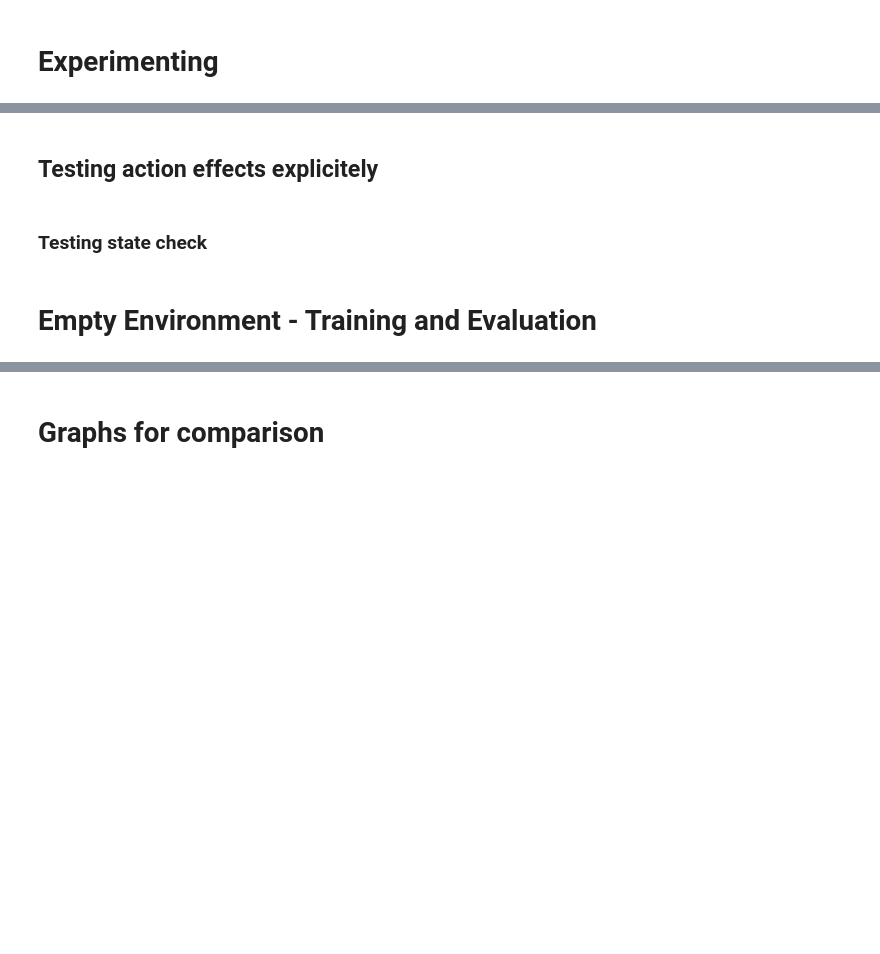
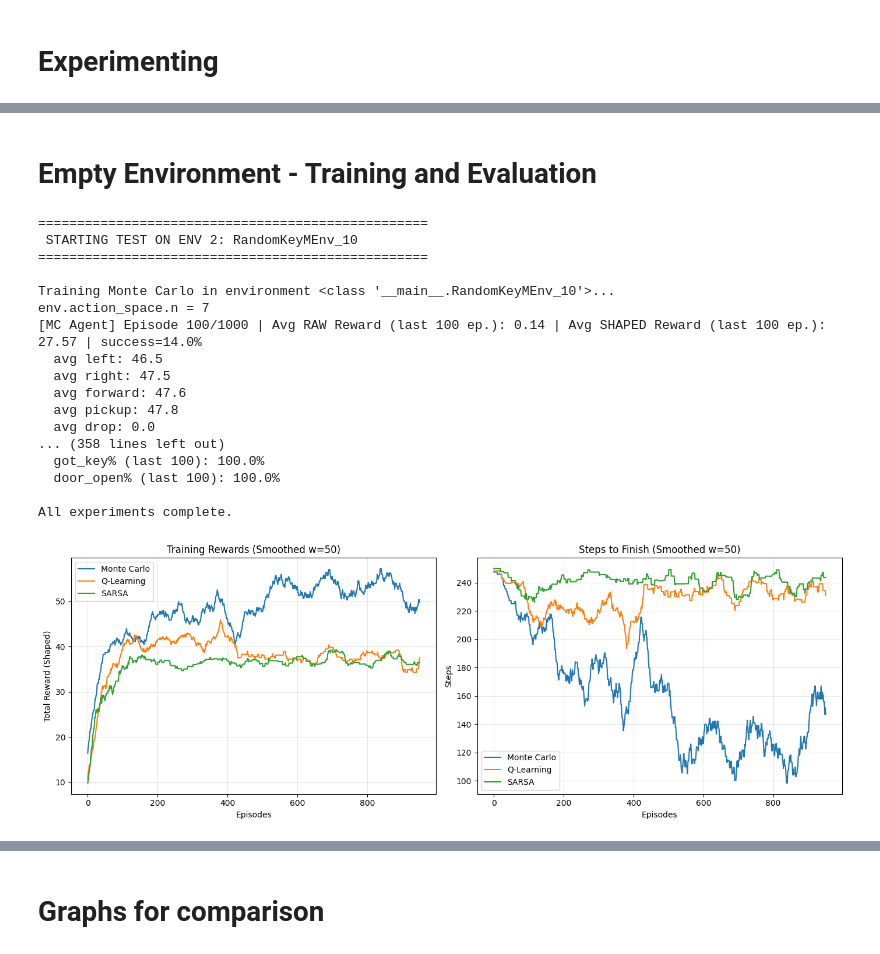
Before and after one commit to shaytanne/runi-reinforcement_learning-assignment2, a Jupyter notebook: MidProject_tabular_RL_Minigrid.ipynb, the cells around one changed output, grey strips where cells are left out. Saved outputs shown, nothing was run; the diff lists cells and outputs as text; code cells hidden in the pictures; blank space fills up the shorter version.

```diff
--- a/MidProject_tabular_RL_Minigrid.ipynb
+++ b/MidProject_tabular_RL_Minigrid.ipynb
@@ -1147,2 +1168,0 @@ print("Changed:", s0 != s1)
-# %% [markdown]
-## Testing action effects explicitely
@@ -1158,2 +1168,0 @@ print("After forward:", env.get_position(), env.get_direction())
-# %% [markdown]
-### Testing state check
@@ -1166,3 +1169,65 @@ for _ in range(10):
 # %% [markdown]
 # Empty Environment - Training and Evaluation
+# %%
+# agents to test
+agents = {"Monte Carlo": MCAgent, "Q-Learning": QLearningAgent, "SARSA": SARSAAgent}
+
+# hyperparameters
+params = {"lr": 0.02, "gamma": 0.95, "epsilon": 1.0} # exp runner handles decay internally if implemented in agent
+
+# test env 2:
+print("\n" + "="*50)
+print(" STARTING TEST ON ENV 2: RandomKeyMEnv_10")
+print("="*50)
+
+results = {}
+env_cls = RandomKeyMEnv_10
+
+for agent_name, agent_cls in agents.items():
+    print(f"\nTraining {agent_name} in environment {env_cls}...")
+
+    runner = ExperimentRunner(
+        env_class=env_cls,# todo: parameterize env class
+        agent_class=agent_cls,
+        num_episodes=1000,
+        max_steps=250,
+        reward_shaping_func=key_door_reward_shaping,
+        **params  # lr, gamma, epsilon
+    )
+
+    train_rewards_raw, train_rewards_shaped, train_steps, train_success = runner.run()
+
+    results[agent_name] = {
+        "train_rewards_raw": train_rewards_raw,
+        "train_rewards_shaped": train_rewards_shaped,
+        "train_steps": train_steps,
+        "train_success": train_success,
+    }
+
+    # cleanup
+    runner.close()
+
+print("\nAll experiments complete.")
+
+# generate Plots
+plot_rewards(results)
+# %% [output]
+==================================================
+ STARTING TEST ON ENV 2: RandomKeyMEnv_10
+==================================================
+
+Training Monte Carlo in environment <class '__main__.RandomKeyMEnv_10'>...
+env.action_space.n = 7
+[MC Agent] Episode 100/1000 | Avg RAW Reward (last 100 ep.): 0.14 | Avg SHAPED Reward (last 100 ep.): 27.57 | success=14.0%
+  avg left: 46.5
+  avg right: 47.5
+  avg forward: 47.6
+  avg pickup: 47.8
+  avg drop: 0.0
+... (358 lines left out)
+  got_key% (last 100): 100.0%
+  door_open% (last 100): 100.0%
+
+All experiments complete.
+[figure, added]
 # %%
```
Also changed, not shown: parts of 33 cells of this notebook.
